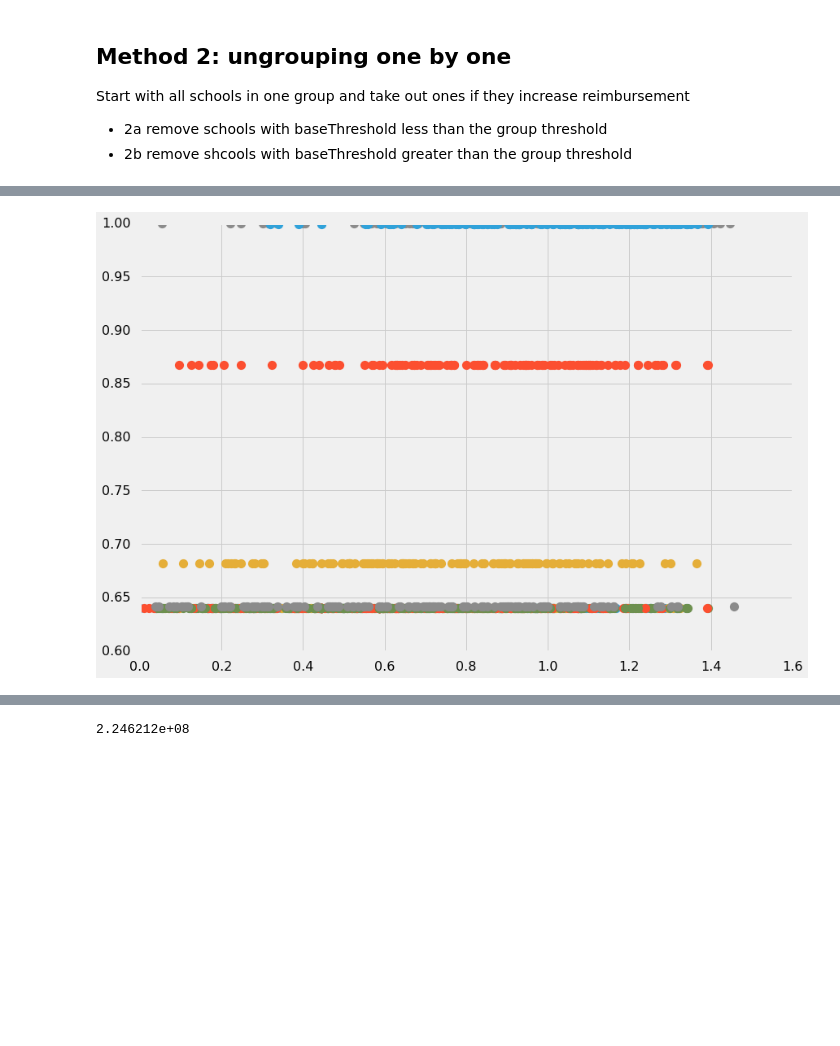
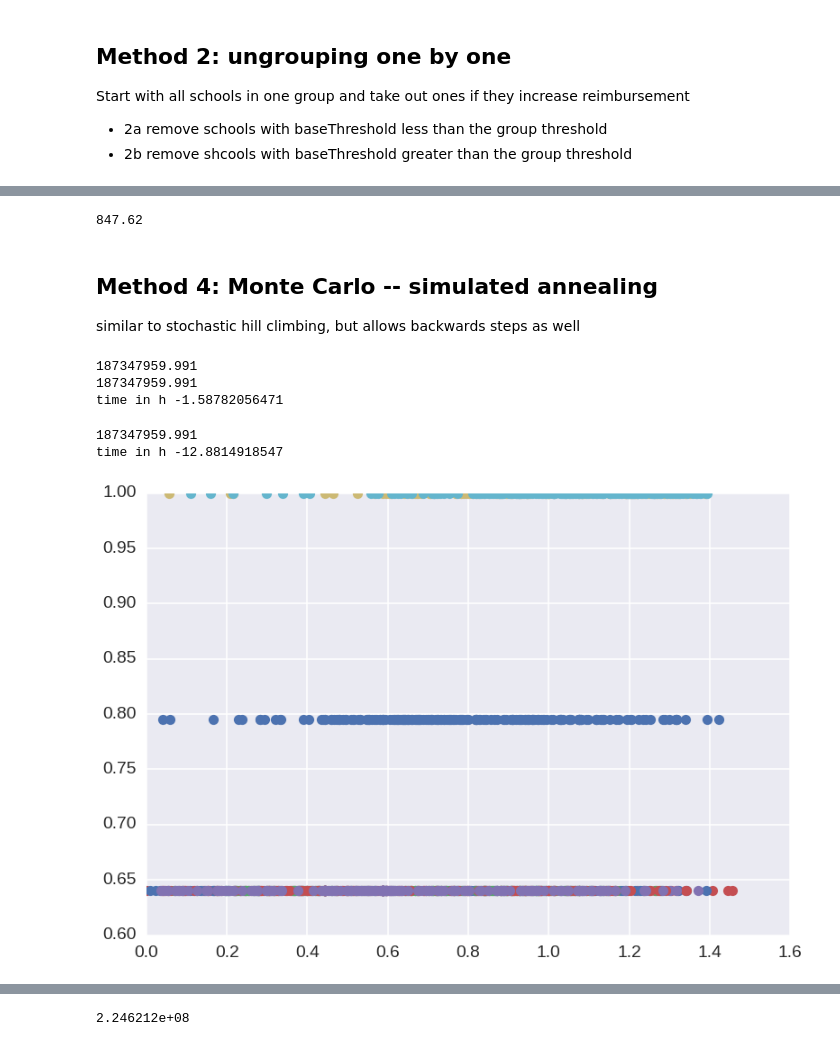
Before and after one commit to MODA-NYC/Project_SchoolLunch, a Jupyter notebook: FreeLunch.ipynb, the cells around one changed output, grey strips where cells are left out. Cells and saved outputs as stored; diff of their text form; code cells hidden in the pictures; blank space fills up the shorter version.

```diff
--- a/FreeLunch.ipynb
+++ b/FreeLunch.ipynb
@@ -526,4 +500,0 @@ time in h -0.152660651671
-# %%
-groups = cep2a.groupby('group')
-for name, group in groups:
-    plt.plot(group.baseThreshold, group.mealPerStudent,marker='o',linestyle='', label=name)
@@ -610,4 +591,0 @@ results
-# %%
-groups = cep2b.groupby('group')
-for name, group in groups:
-    plt.plot(group.baseThreshold, group.mealPerStudent,marker='o',linestyle='', label=name)
@@ -664,4 +628,0 @@ time in h -11.5440034081
-# %%
-groups = cep3.groupby('group')
-for name, group in groups:
-    plt.plot(group.baseThreshold, group.threshold,marker='o',linestyle='', label=name)
@@ -704,5 +746,55 @@ tr[-1]
+# %%
+deltaBreakfastRate*180+deltaLunchRate*180
+# %% [output]
+847.62
+# %% [markdown]
+## Method 4: Monte Carlo -- simulated annealing
+similar to stochastic hill climbing, but allows backwards steps as well
+# %%
+# start with random school groupings
+cep4 = cepRandom.copy()
+startTime = time.time()
+
+# store the results in sa
+sa=[]
+sa.append(calcReimburse(cep4))
+
+# mc loop
+for T in np.arange(1,0,-.001):
+    for i in range(100):
+        temp=[]
+        df=cep4.copy()
+        # choose a random school and move it to a new random group
+        df.loc[np.random.randint(0,cep4.shape[0]),'group'] = np.random.randint(0,ngroups)
+        # calculate the reimbursement
+        temp.append(calcReimburse(df))
+        #keep move if reimbursement increases
+        if (temp[-1] > sa[-1]):
+            cep4.group = df.group
+            sa.append(temp[-1])
+        #maybe keep move if reimbursement decreases, depending on how much
+        elif (np.random.uniform() < np.exp((temp[-1]-sa[-1])/T)):
+            cep4.group = df.group
+            sa.append(temp[-1])
+
+
+print calcReimburse(cep4)
+print sa[-1]
+print 'time in h', (startTime-time.time())/60.0/60.0
+# %% [output]
+187347959.991
+187347959.991
+time in h -1.58782056471
+# %%
+calcReimburse(cep4)
+print sa[-1]
+print 'time in h', (startTime-time.time())/60.0/60.0
+# %% [output]
+187347959.991
+time in h -12.8814918547
 # %%
+groups = cep4.groupby('group')
 for name, group in groups:
     plt.plot(group.baseThreshold, group.threshold,marker='o',linestyle='', label=name)
 # %% [output]
-[figure, old version]
+[figure, new version]
```
Also changed, not shown: parts of 79 cells of this notebook.
